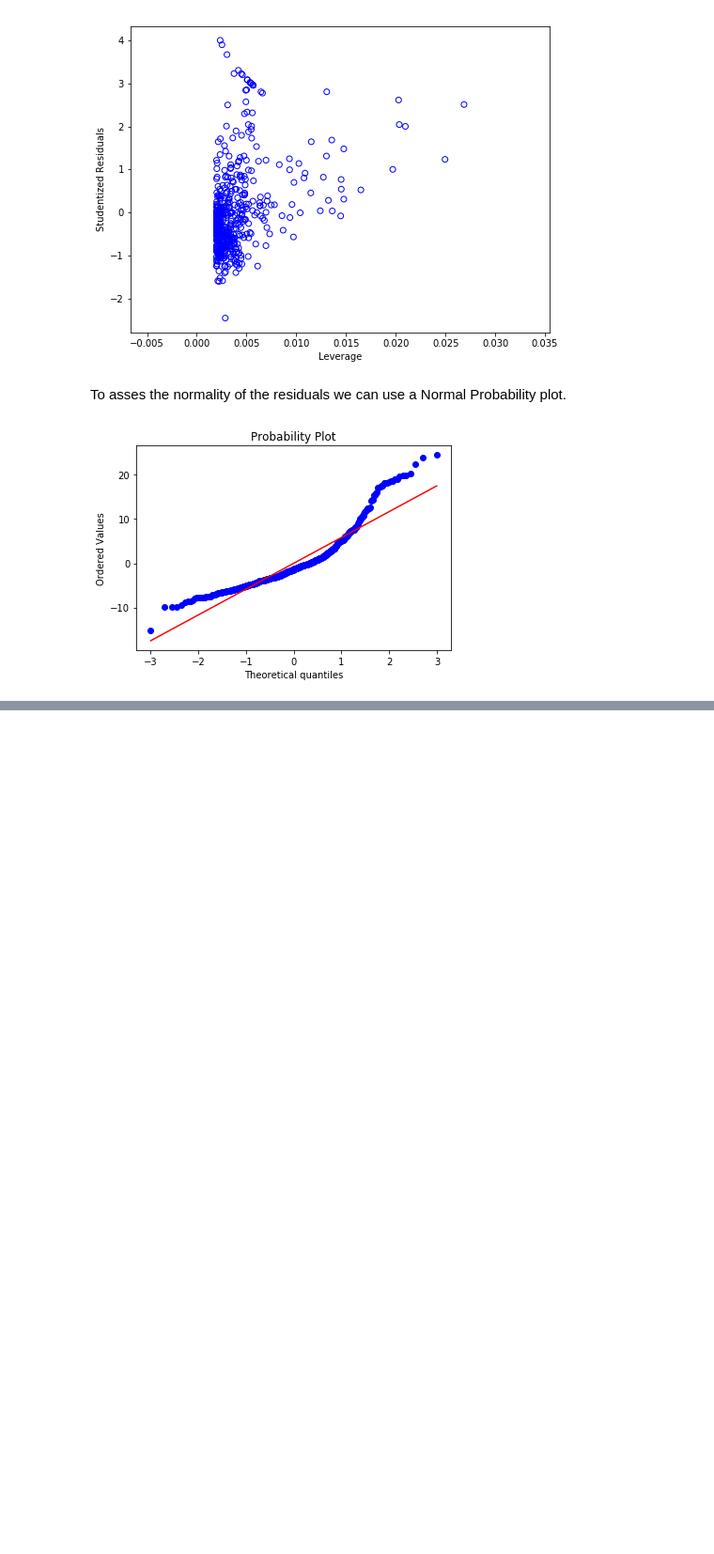
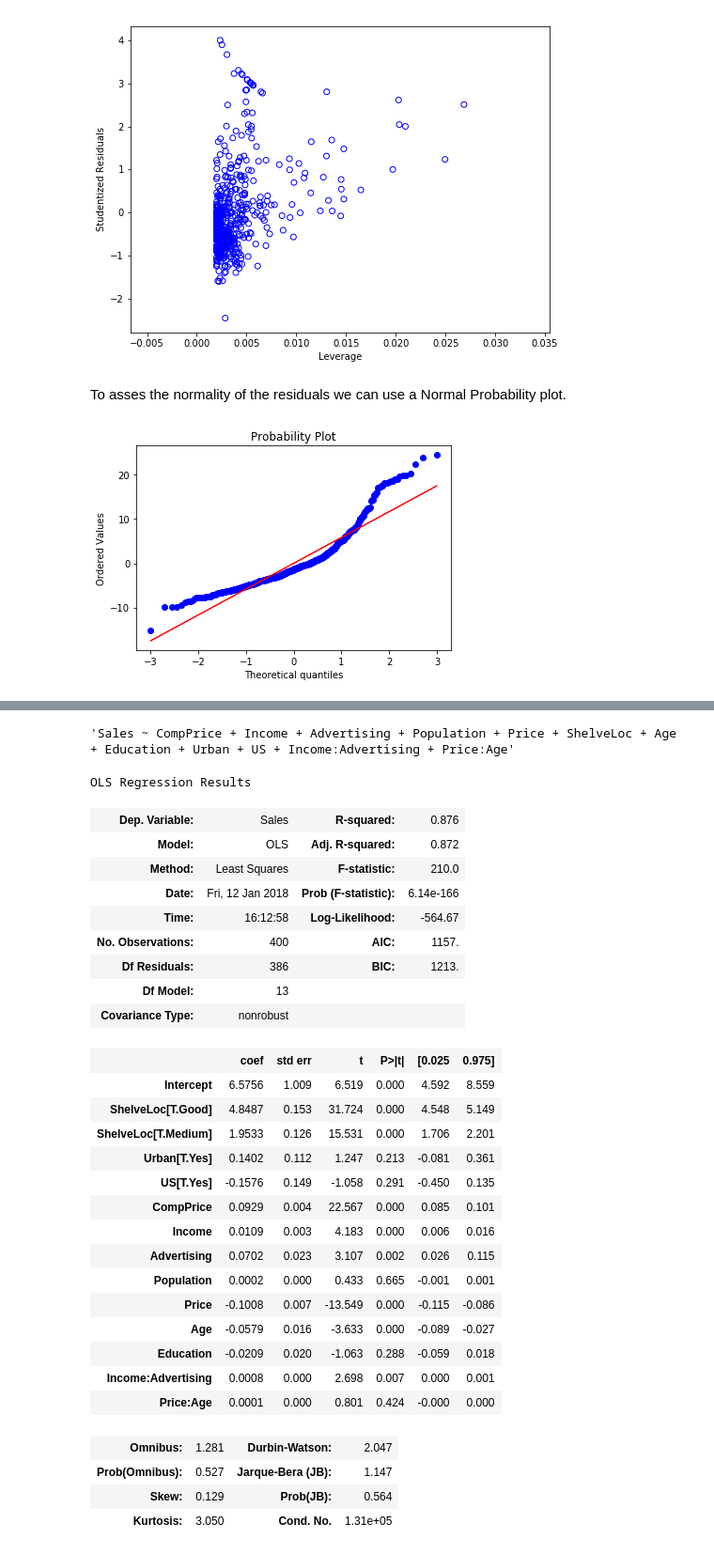
Before and after one commit to gperaza/ISLR-Python-Labs, a Jupyter notebook: Ch3-Linear_Regression.ipynb, the cells around one changed output, grey strips where cells are left out. Shown: that part at 94% size. Drawn from its saved outputs; the diff is of its cells as text; code cells hidden in the pictures; blank space fills up the shorter version.

```diff
--- a/Ch3-Linear_Regression.ipynb
+++ b/Ch3-Linear_Regression.ipynb
@@ -498,0 +524,3 @@ strong multicollinearity or other numerical problems.
+# %%
+carseats_df = pd.read_csv('Data/Carseats.csv', index_col = 0)
+carseats_df.head()
@@ -498,0 +538,40 @@ strong multicollinearity or other numerical problems.
+# %%
+# Construct the formula with two interaction terms
+preds = carseats_df.columns.tolist()[1:]
+formula ='Sales ~ ' + ' + '.join(preds) + ' + Income:Advertising + Price:Age'
+formula
+# %% [output]
+'Sales ~ CompPrice + Income + Advertising + Population + Price + ShelveLoc + Age + Education + Urban + US + Income:Advertising + Price:Age'
+# %%
+lm_fit = smf.ols(formula, carseats_df).fit()
+lm_fit.summary()
+# %% [output]
+OLS Regression Results
+| Dep. Variable: | Sales | R-squared: | 0.876 |
+| Model: | OLS | Adj. R-squared: | 0.872 |
+| Method: | Least Squares | F-statistic: | 210.0 |
+| Date: | Fri, 12 Jan 2018 | Prob (F-statistic): | 6.14e-166 |
+| Time: | 16:12:58 | Log-Likelihood: | -564.67 |
+| No. Observations: | 400 | AIC: | 1157. |
+| Df Residuals: | 386 | BIC: | 1213. |
+| Df Model: | 13 |  |  |
+| Covariance Type: | nonrobust |  |  |
+|  | coef | std err | t | P>|t| | [0.025 | 0.975] |
+| Intercept | 6.5756 | 1.009 | 6.519 | 0.000 | 4.592 | 8.559 |
+| ShelveLoc[T.Good] | 4.8487 | 0.153 | 31.724 | 0.000 | 4.548 | 5.149 |
+| ShelveLoc[T.Medium] | 1.9533 | 0.126 | 15.531 | 0.000 | 1.706 | 2.201 |
+| Urban[T.Yes] | 0.1402 | 0.112 | 1.247 | 0.213 | -0.081 | 0.361 |
+| US[T.Yes] | -0.1576 | 0.149 | -1.058 | 0.291 | -0.450 | 0.135 |
+| CompPrice | 0.0929 | 0.004 | 22.567 | 0.000 | 0.085 | 0.101 |
+| Income | 0.0109 | 0.003 | 4.183 | 0.000 | 0.006 | 0.016 |
+| Advertising | 0.0702 | 0.023 | 3.107 | 0.002 | 0.026 | 0.115 |
+| Population | 0.0002 | 0.000 | 0.433 | 0.665 | -0.001 | 0.001 |
+| Price | -0.1008 | 0.007 | -13.549 | 0.000 | -0.115 | -0.086 |
+| Age | -0.0579 | 0.016 | -3.633 | 0.000 | -0.089 | -0.027 |
+| Education | -0.0209 | 0.020 | -1.063 | 0.288 | -0.059 | 0.018 |
+| Income:Advertising | 0.0008 | 0.000 | 2.698 | 0.007 | 0.000 | 0.001 |
+| Price:Age | 0.0001 | 0.000 | 0.801 | 0.424 | -0.000 | 0.000 |
+| Omnibus: | 1.281 | Durbin-Watson: | 2.047 |
+| Prob(Omnibus): | 0.527 | Jarque-Bera (JB): | 1.147 |
+| Skew: | 0.129 | Prob(JB): | 0.564 |
+| Kurtosis: | 3.050 | Cond. No. | 1.31e+05 |
```
Also changed, not shown: parts of 63 cells of this notebook, 1 other file.
